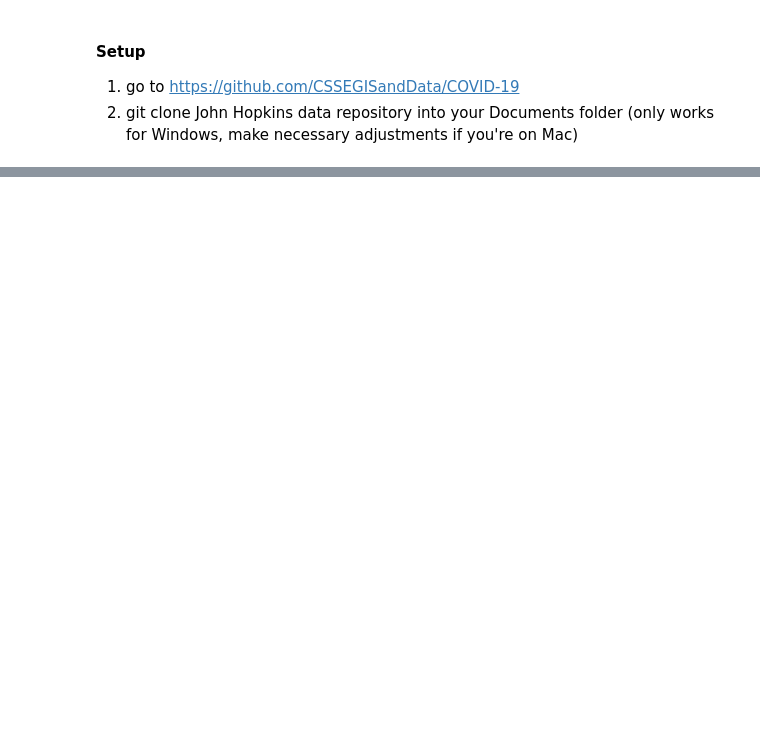
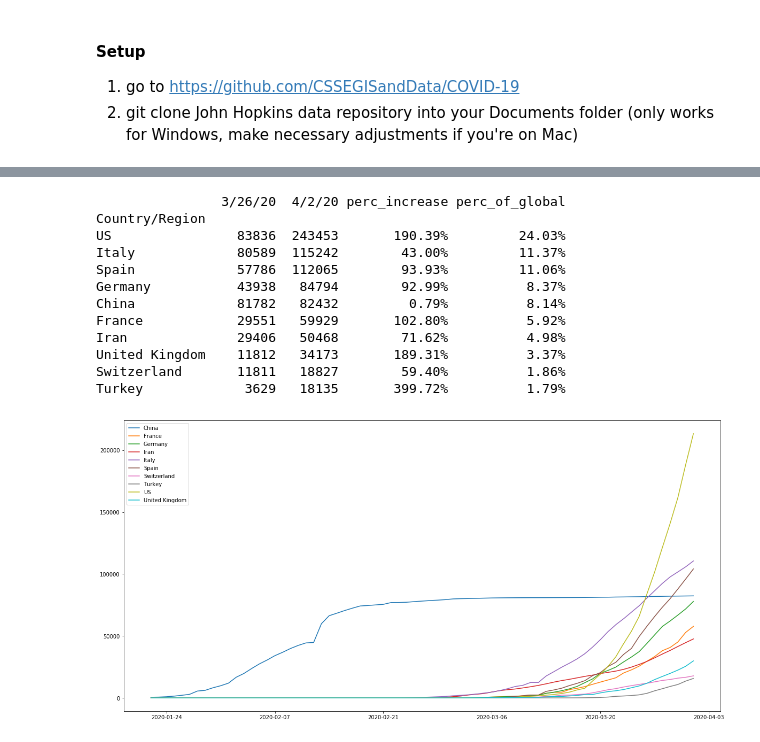
Before and after one commit to michalpuchala/covid19_daily_charts, a Jupyter notebook: covid19_daily_charts.ipynb, the cells around one changed output, grey strips where cells are left out. Saved outputs shown, nothing was run; the diff lists cells and outputs as text; code cells hidden in the pictures; blank space fills up the shorter version.

```diff
--- a/covid19_daily_charts.ipynb
+++ b/covid19_daily_charts.ipynb
@@ -87,6 +92,8 @@ countries_cases['perc_increase'] = pd.Series(["{0:.2f}%".format(val * 100) for v
 countries_cases['perc_of_global'] = countries_cases.apply(lambda x: x[last_day] / sum(cases_data[last_day]), axis=1)
 countries_cases['perc_of_global'] = pd.Series(["{0:.2f}%".format(val * 100) for val in countries_cases['perc_of_global']], index = countries_cases.index)
 countries_cases.sort_values(by=[last_day], ascending=False, inplace=True)
+# %%
+top_countries = list(countries_cases.head(top_no_countries).index)
 # %%
 # countries - deaths
 countries_deaths = deaths_data[['Country/Region', week_ago, last_day]]
@@ -123,0 +154,26 @@ country_cases_graph
+# %%
+# country cases - graph
+plt.rcParams["figure.figsize"] = (20,10)
+country_cases_graph = cases_data[cases_data['Country/Region'].isin(top_countries)][['Country/Region',] + days_available]
+country_cases_graph = pd.melt(country_cases_graph, id_vars=["Country/Region"], value_vars = days_available, var_name = 'day', value_name = 'cases')
+country_cases_graph['day'] = country_cases_graph.apply(lambda x: datetime.strptime(x['day'], '%m/%d/%y'), axis=1)
+country_cases_graph.reset_index(inplace=True)
+country_cases_graph = pd.pivot_table(country_cases_graph, values=['cases'], columns=['Country/Region'], index=['day'], aggfunc={'cases': np.sum})
+for country in list(country_cases_graph.columns.levels[1]):
+    plt.plot(country_cases_graph.index, country_cases_graph['cases'][country])
+plt.legend()
+print(countries_cases.head(top_no_countries))
+# %% [output]
+                3/26/20  4/2/20 perc_increase perc_of_global
+Country/Region
+US                83836  243453       190.39%         24.03%
+Italy             80589  115242        43.00%         11.37%
+Spain             57786  112065        93.93%         11.06%
+Germany           43938   84794        92.99%          8.37%
+China             81782   82432         0.79%          8.14%
+France            29551   59929       102.80%          5.92%
+Iran              29406   50468        71.62%          4.98%
+United Kingdom    11812   34173       189.31%          3.37%
+Switzerland       11811   18827        59.40%          1.86%
+Turkey             3629   18135       399.72%          1.79%
+[figure, added]
```
Also changed, not shown: parts of 7 cells of this notebook.
